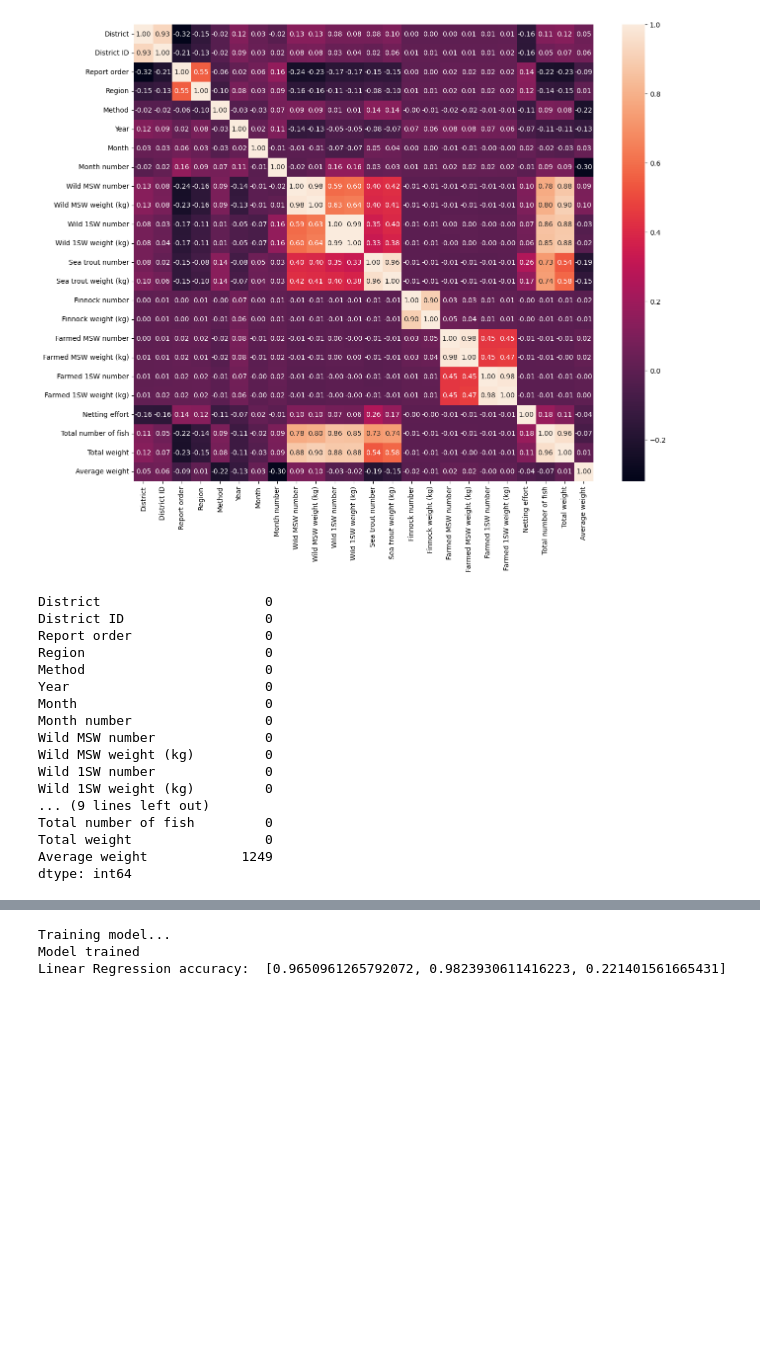
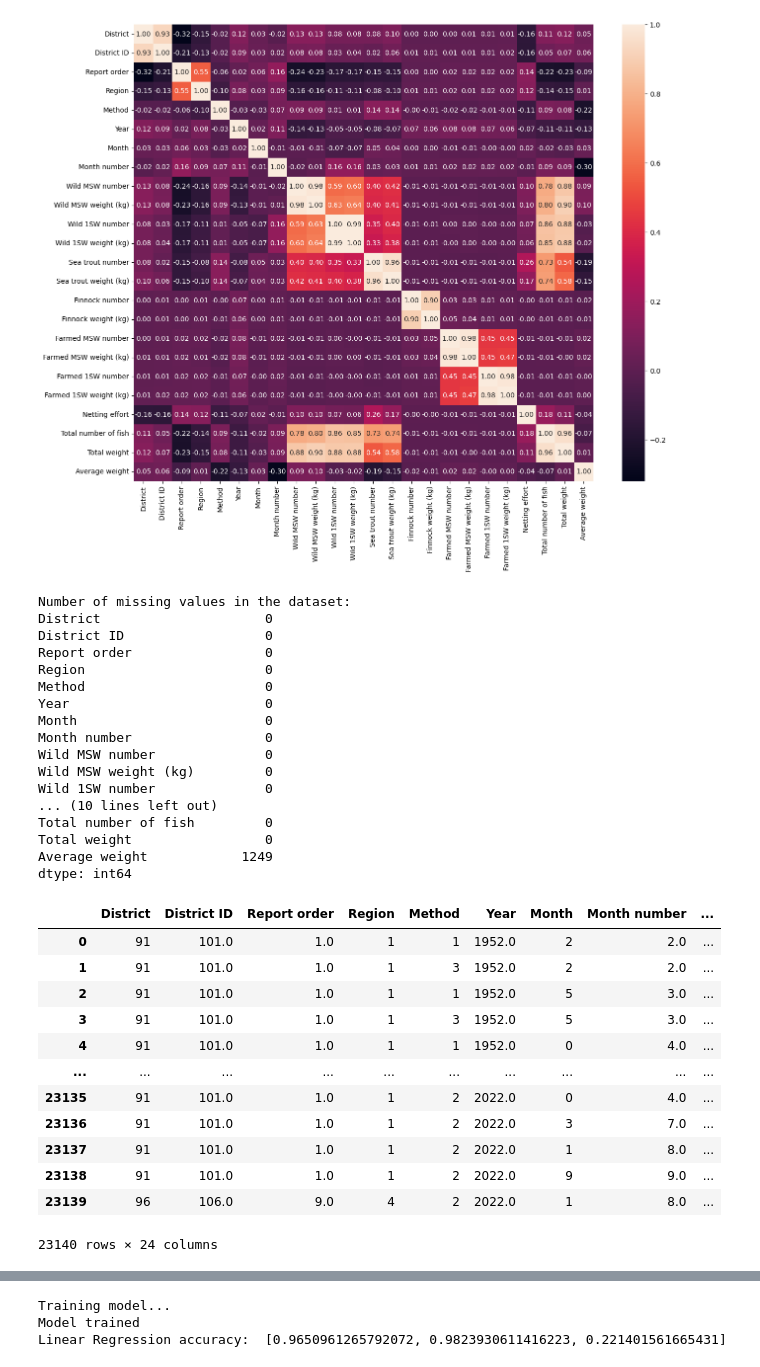
Before and after one commit to Papamus/Salmon-analysis, a Jupyter notebook: src/salmon-statistics-analysis-regression.ipynb, the cells around one changed output, grey strips where cells are left out. Drawn from its saved outputs; the diff is of its cells as text; code cells hidden in the pictures; blank space fills up the shorter version.

```diff
--- a/src/salmon-statistics-analysis-regression.ipynb
+++ b/src/salmon-statistics-analysis-regression.ipynb
@@ -86,7 +147,12 @@ sns.lineplot(x='Year', y='Average weight', data=dataframe, ax=ax, label='Average
 #Transforming the categorical data into numerical data
 from sklearn.preprocessing import LabelEncoder
 
-dataframe['District'] = LabelEncoder().fit_transform(dataframe['District'])
-dataframe['Region'] = LabelEncoder().fit_transform(dataframe['Region'])
-dataframe['Month'] = LabelEncoder().fit_transform(dataframe['Month'])
-dataframe['Method'] = LabelEncoder().fit_transform(dataframe['Method'])
+def transform_categorical_data(df):
+    df['District'] = LabelEncoder().fit_transform(df['District'])
+    df['Region'] = LabelEncoder().fit_transform(df['Region'])
+    df['Month'] = LabelEncoder().fit_transform(df['Month'])
+    df['Method'] = LabelEncoder().fit_transform(df['Method'])
+    return df
+
+dataframe_copy = transform_categorical_data(dataframe_copy)
+dataframe_copy.head()
@@ -100,23 +174,36 @@ sns.heatmap(correlation, annot=True, fmt=".2f")
 [figure]
 # %%
 #Let's check again if there are any missing data in the newly created columns (for example, when no fish were caught in a given month, resulting in division by zero and the average weight of a single fish being NaN)
-dataframe.isnull().sum()
+check_missing_values(dataframe_copy)
 # %% [output]
+Number of missing values in the dataset:
 District                     0
 District ID                  0
 Report order                 0
 Region                       0
 Method                       0
 Year                         0
 Month                        0
 Month number                 0
 Wild MSW number              0
 Wild MSW weight (kg)         0
 Wild 1SW number              0
-Wild 1SW weight (kg)         0
-... (9 lines left out)
+... (10 lines left out)
 Total number of fish         0
 Total weight                 0
 Average weight            1249
 dtype: int64
+|  | District | District ID | Report order | Region | Method | Year | Month | Month number | ... |
+| 0 | 91 | 101.0 | 1.0 | 1 | 1 | 1952.0 | 2 | 2.0 | ... |
+| 1 | 91 | 101.0 | 1.0 | 1 | 3 | 1952.0 | 2 | 2.0 | ... |
+| 2 | 91 | 101.0 | 1.0 | 1 | 1 | 1952.0 | 5 | 3.0 | ... |
+| 3 | 91 | 101.0 | 1.0 | 1 | 3 | 1952.0 | 5 | 3.0 | ... |
+| 4 | 91 | 101.0 | 1.0 | 1 | 1 | 1952.0 | 0 | 4.0 | ... |
+| ... | ... | ... | ... | ... | ... | ... | ... | ... | ... |
+| 23135 | 91 | 101.0 | 1.0 | 1 | 2 | 2022.0 | 0 | 4.0 | ... |
+| 23136 | 91 | 101.0 | 1.0 | 1 | 2 | 2022.0 | 3 | 7.0 | ... |
+| 23137 | 91 | 101.0 | 1.0 | 1 | 2 | 2022.0 | 1 | 8.0 | ... |
+| 23138 | 91 | 101.0 | 1.0 | 1 | 2 | 2022.0 | 9 | 9.0 | ... |
+| 23139 | 96 | 106.0 | 9.0 | 4 | 2 | 2022.0 | 1 | 8.0 | ... |
+23140 rows × 24 columns
 # %%
```
Also changed, not shown: parts of 17 cells of this notebook.
